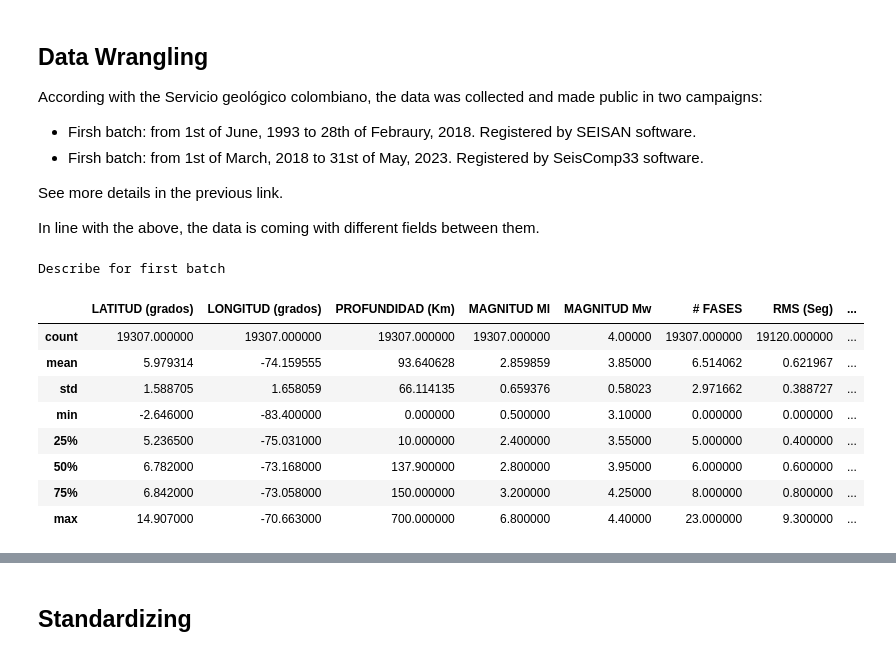
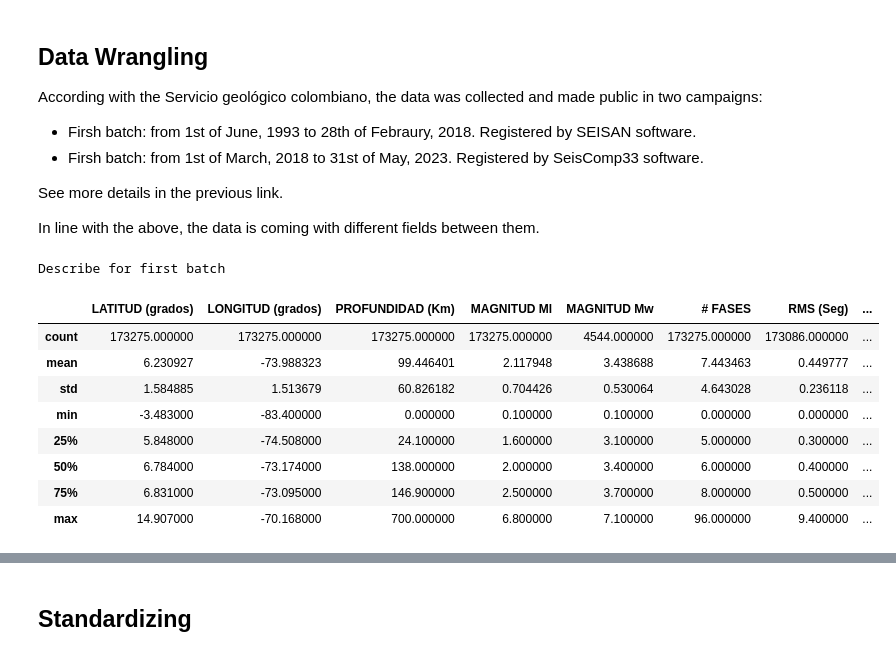
Before and after one commit to suarez-duran-m/personal_projects, a Jupyter notebook: seismic/seismic_global_stats.ipynb, the cells around one changed output, grey strips where cells are left out. Cells and saved outputs as stored; diff of their text form; code cells hidden in the pictures.

```diff
--- a/seismic/seismic_global_stats.ipynb
+++ b/seismic/seismic_global_stats.ipynb
@@ -28,14 +24,37 @@ seismic_1st_mar_18_31_dec_18 = pd.read_excel('data/reporte97.xlsx')
+# %%
+# List of file names
+files_1st_batch = ['data/reporte9.xlsx', 'data/reporte1244.xlsx', 'data/reporte160.xlsx', 'data/reporte1805.xlsx', 'data/reporte1922.xlsx', 'data/reporte239.xlsx', 'data/reporte362.xlsx', 'data/reporte665.xlsx']
+files_2nd_batch = ['data/reporte1091.xlsx', 'data/reporte1629.xlsx', 'data/reporte1796.xlsx', 'data/reporte871.xlsx', 'data/reporte974.xlsx', 'data/reporte97.xlsx']
+
+# Empty list to store DataFrames
+dfs_1st_batch = []
+dfs_2nd_batch = []
+
+# Read each file and append DataFrame to the list
+for file_name in files_1st_batch:
+    tmp_df = pd.read_excel(file_name)
+    dfs_1st_batch.append(tmp_df)
+
+for file_name in files_2nd_batch:
+    tmp_df = pd.read_excel(file_name)
+    dfs_2nd_batch.append(tmp_df)
+
+# Concatenate the DataFrames
+seismic_1st_batchFull = pd.concat(dfs_1st_batch)
+seismic_1st_batchFull = seismic_1st_batchFull.reset_index(drop=True)
+seismic_2nd_batchFull = pd.concat(dfs_2nd_batch)
+seismic_2nd_batchFull = seismic_2nd_batchFull.reset_index(drop=True)
 # %%
 print("Describe for first batch")
-seismic_1st_jan_93_31_dec_99.describe()
+seismic_1st_batchFull.describe()
 # %% [output]
 Describe for first batch
 |  | LATITUD (grados) | LONGITUD (grados) | PROFUNDIDAD (Km) | MAGNITUD Ml | MAGNITUD Mw | # FASES | RMS (Seg) | ... |
-| count | 19307.000000 | 19307.000000 | 19307.000000 | 19307.000000 | 4.00000 | 19307.000000 | 19120.000000 | ... |
-| mean | 5.979314 | -74.159555 | 93.640628 | 2.859859 | 3.85000 | 6.514062 | 0.621967 | ... |
-| std | 1.588705 | 1.658059 | 66.114135 | 0.659376 | 0.58023 | 2.971662 | 0.388727 | ... |
-| min | -2.646000 | -83.400000 | 0.000000 | 0.500000 | 3.10000 | 0.000000 | 0.000000 | ... |
-| 25% | 5.236500 | -75.031000 | 10.000000 | 2.400000 | 3.55000 | 5.000000 | 0.400000 | ... |
-| 50% | 6.782000 | -73.168000 | 137.900000 | 2.800000 | 3.95000 | 6.000000 | 0.600000 | ... |
-| 75% | 6.842000 | -73.058000 | 150.000000 | 3.200000 | 4.25000 | 8.000000 | 0.800000 | ... |
-| max | 14.907000 | -70.663000 | 700.000000 | 6.800000 | 4.40000 | 23.000000 | 9.300000 | ... |
+| count | 173275.000000 | 173275.000000 | 173275.000000 | 173275.000000 | 4544.000000 | 173275.000000 | 173086.000000 | ... |
+| mean | 6.230927 | -73.988323 | 99.446401 | 2.117948 | 3.438688 | 7.443463 | 0.449777 | ... |
+| std | 1.584885 | 1.513679 | 60.826182 | 0.704426 | 0.530064 | 4.643028 | 0.236118 | ... |
+| min | -3.483000 | -83.400000 | 0.000000 | 0.100000 | 0.100000 | 0.000000 | 0.000000 | ... |
+| 25% | 5.848000 | -74.508000 | 24.100000 | 1.600000 | 3.100000 | 5.000000 | 0.300000 | ... |
+| 50% | 6.784000 | -73.174000 | 138.000000 | 2.000000 | 3.400000 | 6.000000 | 0.400000 | ... |
+| 75% | 6.831000 | -73.095000 | 146.900000 | 2.500000 | 3.700000 | 8.000000 | 0.500000 | ... |
+| max | 14.907000 | -70.168000 | 700.000000 | 6.800000 | 7.100000 | 96.000000 | 9.400000 | ... |
```
Also changed, not shown: parts of 53 cells of this notebook.
